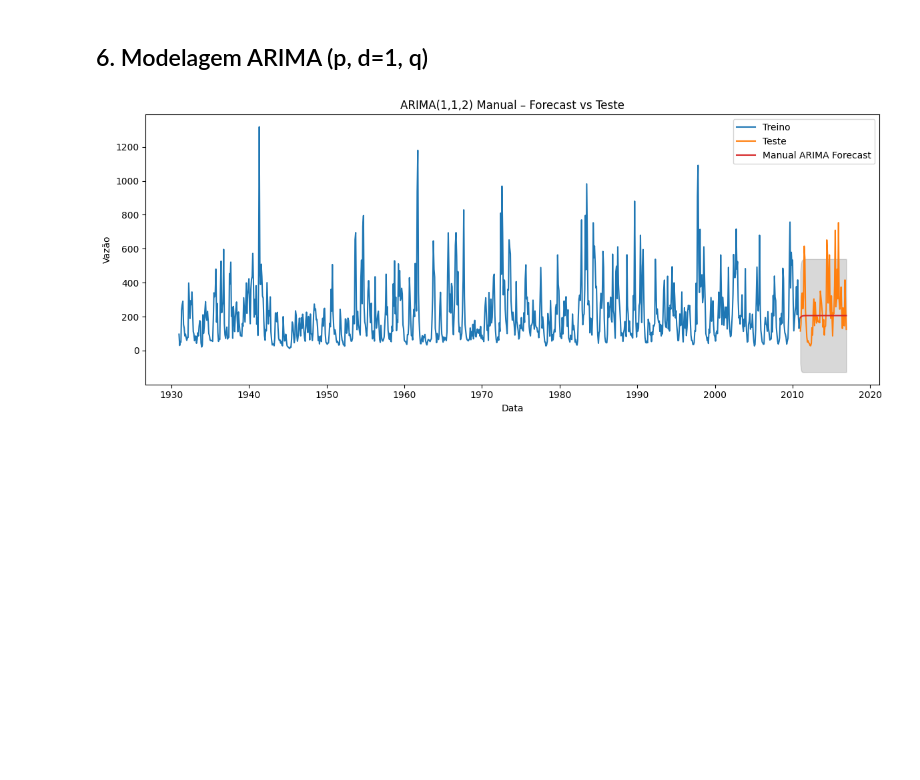
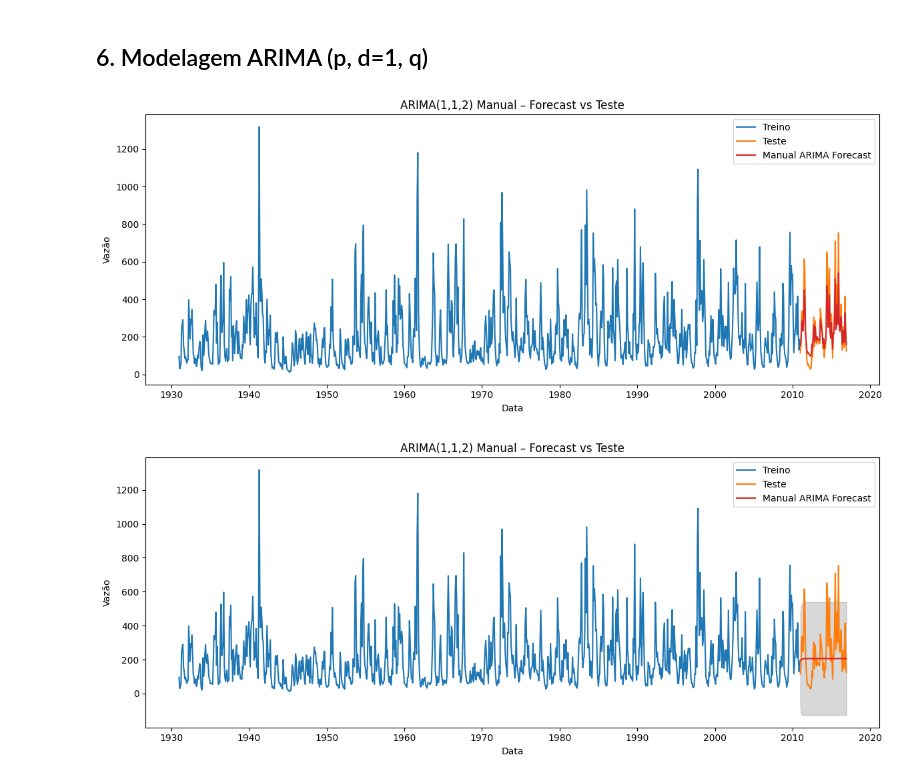
Before and after one commit to LucasMacieel/Modelagem_Analitica, a Jupyter notebook: passos_real_analysis.ipynb, the cells around one changed output. Cells and saved outputs as stored; diff of their text form; code cells hidden in the pictures; blank space fills up the shorter version.

```diff
--- a/passos_real_analysis.ipynb
+++ b/passos_real_analysis.ipynb
@@ -417,6 +417,30 @@ test  = df_model['VALUE']['2011-01-01':'2016-12-01']
 # 3) Modelo ARIMA Manual
 # --------------------------
 manual_model = ARIMA(train, order=(1, 1, 2)).fit()
+# %%
+train_months = train.copy()
+test_months = test.copy()
+predictions = test.copy()
+for i in range(test_months.shape[0]):
+    month_run = pd.concat([train_months, test_months[:i+1]])
+    test_model = ARIMA(month_run, order=(1, 1, 2)).fit()
+    teste_fc = test_model.forecast(1)
+    predictions.iloc[i] = teste_fc
+
+predictions_arima = predictions.copy()
+# %%
+plt.figure(figsize=(12, 5))
+plt.plot(train, label='Treino')
+plt.plot(test,  label='Teste')
+plt.plot(predictions_arima, label='Manual ARIMA Forecast', color='tab:red')
+plt.title('ARIMA(1,1,2) Manual – Forecast vs Teste')
+plt.xlabel('Data')
+plt.ylabel('Vazão')
+plt.legend()
+plt.tight_layout()
+plt.show()
+# %% [output]
+[figure, added]
 # %%
 # Forecast sobre o teste
 manual_fc_obj = manual_model.get_forecast(steps=len(test))
```
Also changed, not shown: parts of 26 cells of this notebook.
